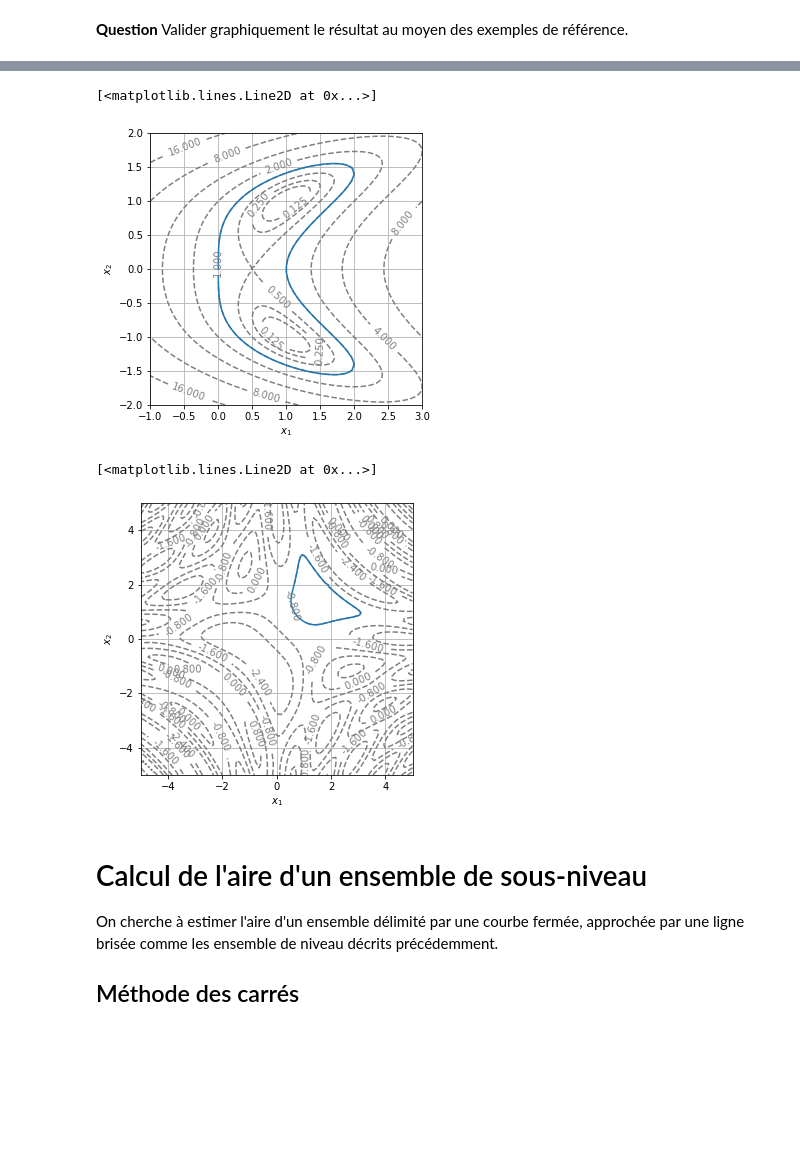
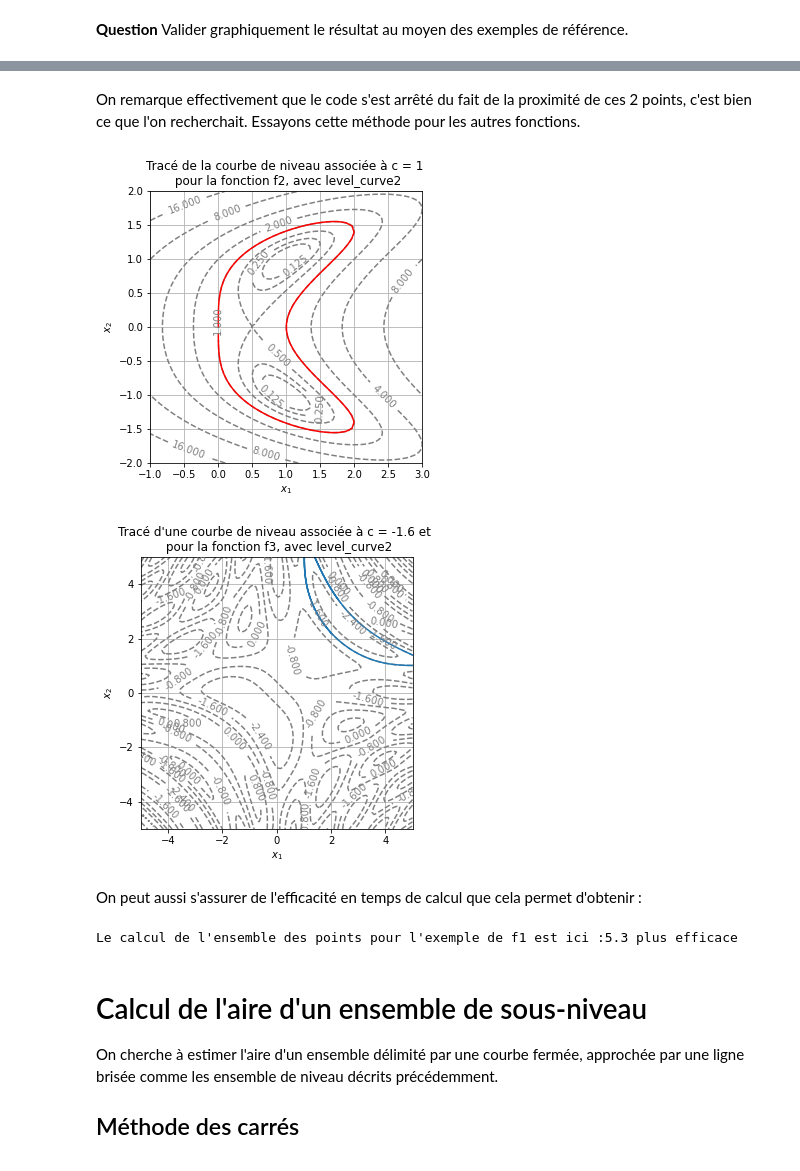
Before and after one commit to MathisGit/Projet-numerique, a Jupyter notebook: Projet numérique - Calcul différentiel.ipynb, the cells around one changed output, grey strips where cells are left out. Cells and saved outputs as stored; diff of their text form; code cells hidden in the pictures; blank space fills up the shorter version.

```diff
--- a/Projet numérique - Calcul différentiel.ipynb
+++ b/Projet numérique - Calcul différentiel.ipynb
@@ -398,3 +427,6 @@ plt.plot(tab[0],tab[1])
+# %% [markdown]
+On remarque effectivement que le code s'est arrêté du fait de la proximité de ces 2 points, c'est bien ce que l'on recherchait.
+Essayons cette méthode pour les autres fonctions.
 # %%
 display_contour(
     f2,
@@ -403,22 +435,39 @@ display_contour(
     levels=[2**i for i in range(-3, 8)] # levels: [0.125, 0.25, ..., 64, 128]
 )
 tab = level_curve2(f2, 0.,0., 1.)
-plt.plot(tab[0],tab[1])
+plt.plot(tab[0],tab[1],'r')
+plt.title('Tracé de la courbe de niveau associée à c = 1 \n pour la fonction f2, avec level_curve2')
+plt.show()
 # %% [output]
-[<matplotlib.lines.Line2D at 0x...>]
-[figure, old version]
+[figure, new version]
 # %%
 display_contour(
     f3,
     x=np.linspace(-5.0, 5.0, 100),
     y=np.linspace(-5.0, 5.0, 100),
     levels=5, # 5 levels, automatically selected
 )
-tab = level_curve2(f3, 1.9,2., -0.8)
-plt.plot(tab[0],tab[1])
+tab2 = level_curve(f3, 2.,2.2, -1.6)
+plt.plot(tab2[0],tab2[1])
+plt.title("Tracé d'une courbe de niveau associée à c = -1.6 et \n pour la fonction f3, avec level_curve2")
+plt.axis([-5., 5., -5., 5.])
+plt.show()
 # %% [output]
-[<matplotlib.lines.Line2D at 0x...>]
-[figure, old version]
+[figure, new version]
+# %% [markdown]
+On peut aussi s'assurer de l'efficacité en temps de calcul que cela permet d'obtenir :
+# %%
+import time
+
+start = time.time()
+tab = level_curve(f1, 0.44,0.44, 0.8)
+end = time.time()
+start2 = time.time()
+tab = level_curve2(f1, 0.44,0.44, 0.8)
+end2 = time.time()
+print("Le calcul de l'ensemble des points pour l'exemple de f1 est ici :" + str(int(10*(end - start)/(end2 - start2))/10) + " plus efficace")
+# %% [output]
+Le calcul de l'ensemble des points pour l'exemple de f1 est ici :5.3 plus efficace
 # %% [markdown]
 # Calcul de l'aire d'un ensemble de sous-niveau
 On cherche à estimer l'aire d'un ensemble délimité par une courbe fermée, approchée par une ligne brisée comme les ensemble de niveau décrits précédemment.
```
Also changed, not shown: parts of 22 cells of this notebook.
